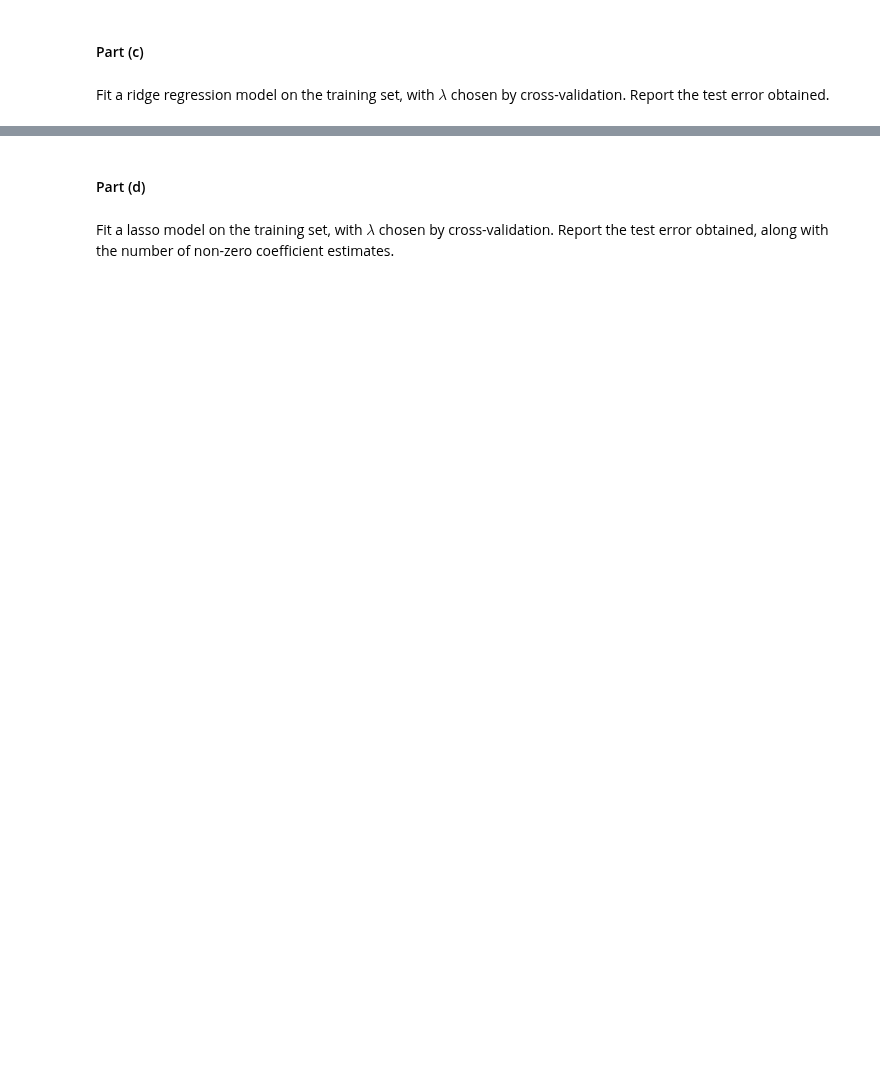
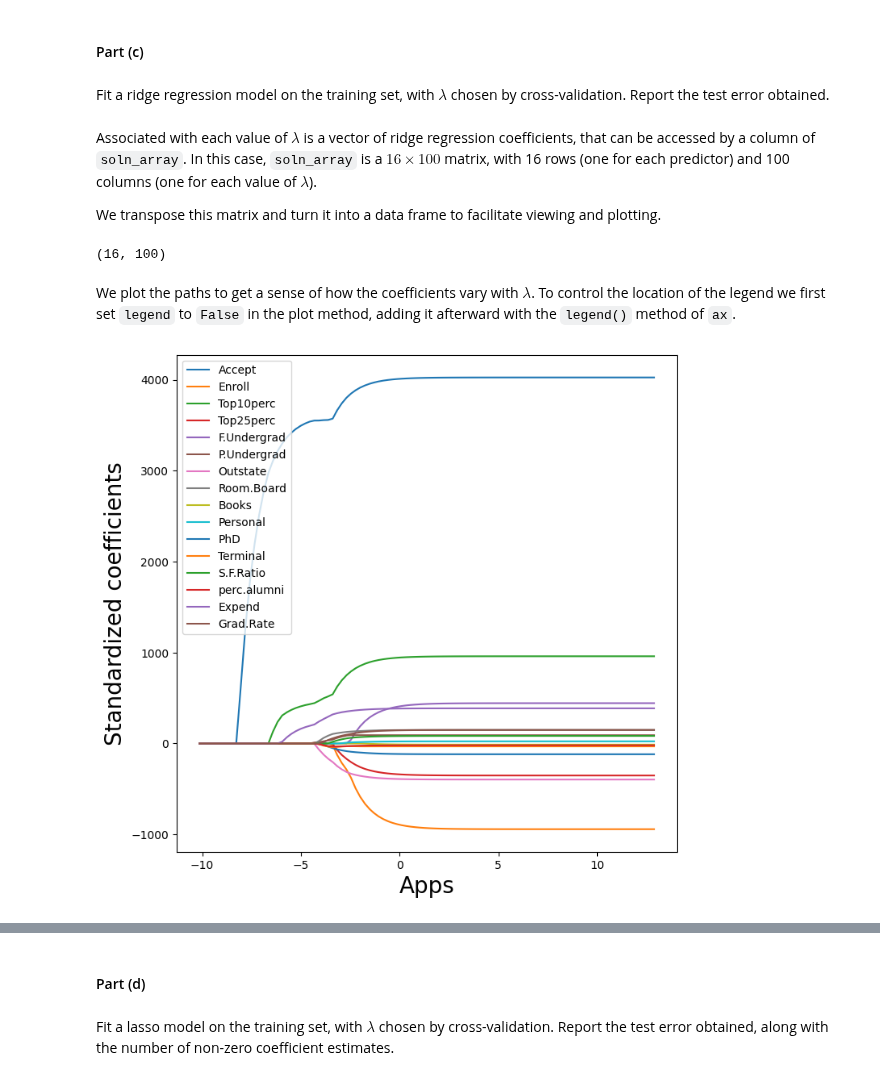
Before and after one commit to kmerkl22/k-s-ISL, a Jupyter notebook: Notebooks/Ch06-ISLexercises.ipynb, the cells around one changed output, grey strips where cells are left out. Drawn from its saved outputs; the diff is of its cells as text; code cells hidden in the pictures; blank space fills up the shorter version.

```diff
--- a/Notebooks/Ch06-ISLexercises.ipynb
+++ b/Notebooks/Ch06-ISLexercises.ipynb
@@ -310,0 +448,2 @@ In this exercise, we will predict the number of applications received using the
+# %%
+college=college.drop('Private', axis=1)
@@ -312,7 +467,16 @@ In this exercise, we will predict the number of applications received using the
 #### Part (a)
 # %% [markdown]
 Split the data set into a training set and a test set.
+# %%
+college_train, college_valid = train_test_split(college,
+                                         test_size=100,
+                                         random_state=0)
 # %% [markdown]
 #### Part (b)
 # %% [markdown]
 Fit a linear model using least squares on the training set, and report the test error obtained.
+# %%
+design = MS(college_train.columns.drop('Apps')).fit(college_train)
+Y = np.array(college_train['Apps'])
+X = design.transform(college_train)
+sigma2 = OLS(Y,X).fit().scale
@@ -320,3 +486,39 @@ Fit a linear model using least squares on the training set, and report the test
 #### Part (c)
 # %% [markdown]
 Fit a ridge regression model on the training set, with $λ$ chosen by cross-validation. Report the test error obtained.
+# %% [markdown]
+Associated with each value of $\lambda$ is a vector of ridge regression coefficients,   that can be accessed by a column of `soln_array`. In this case, `soln_array` is a $16 \times 100$ matrix, with
+16 rows (one for each predictor) and 100
+columns (one for each value of $\lambda$).
+
+We transpose this matrix and turn it into a data frame to facilitate viewing and plotting.
+# %%
+Xs = X - X.mean(0)[None,:]
+Xs=Xs.drop('intercept', axis=1)
+X_scale = Xs.std(0)
+Xs = Xs / X_scale[None,:]
+lambdas = 10**np.linspace(8, -2, 100) / Y.std()
+soln_array = skl.ElasticNet.path(Xs,
+                                Y,
+                                l1_ratio=1.,
+                                alphas=lambdas)[1]
+soln_array.shape
+# %% [output]
+(16, 100)
+# %% [markdown]
+We plot the paths to get a sense of how the coefficients vary with $\lambda$.
+To control the location of the legend we first set `legend` to `False` in the
+plot method, adding it afterward with the `legend()` method of `ax`.
+# %%
+soln_path = pd.DataFrame(soln_array.T,
+                         columns=Xs.columns,
+                         index=-np.log(lambdas))
+soln_path.index.name = 'Apps'
+soln_path
+path_fig, ax = subplots(figsize=(8,8))
+soln_path.plot(ax=ax, legend=False)
+ax.set_xlabel('Apps', fontsize=20)
+ax.set_ylabel('Standardized coefficients', fontsize=20)
+ax.legend(loc='upper left');
+# %% [output]
+[figure, added]
```
Also changed, not shown: parts of 55 cells of this notebook.
